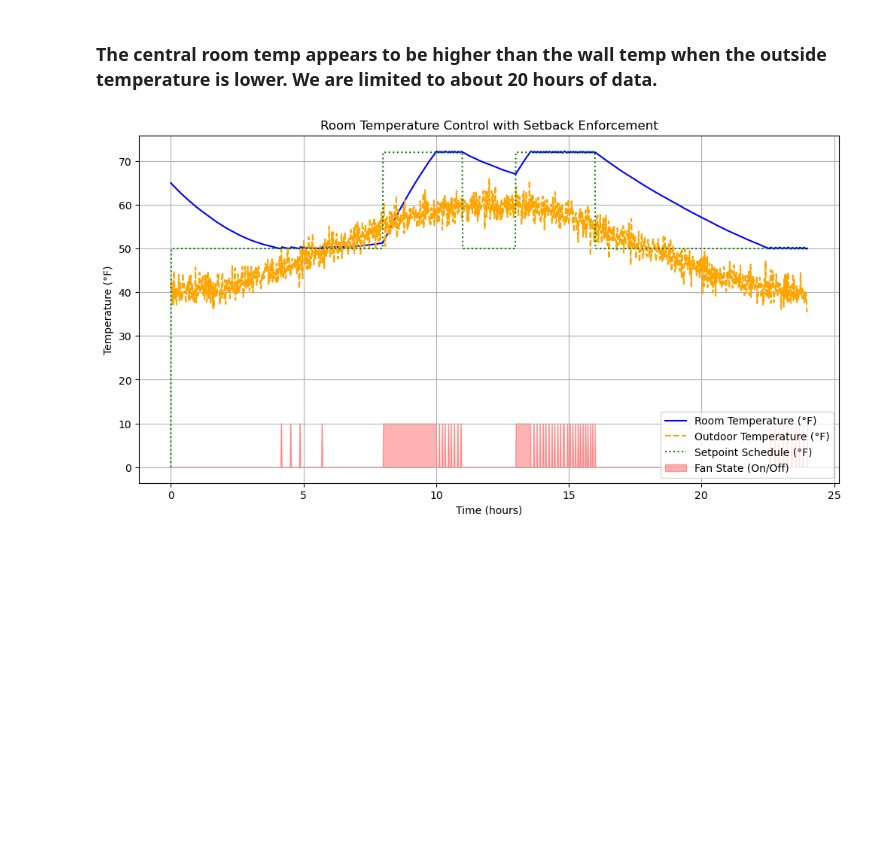
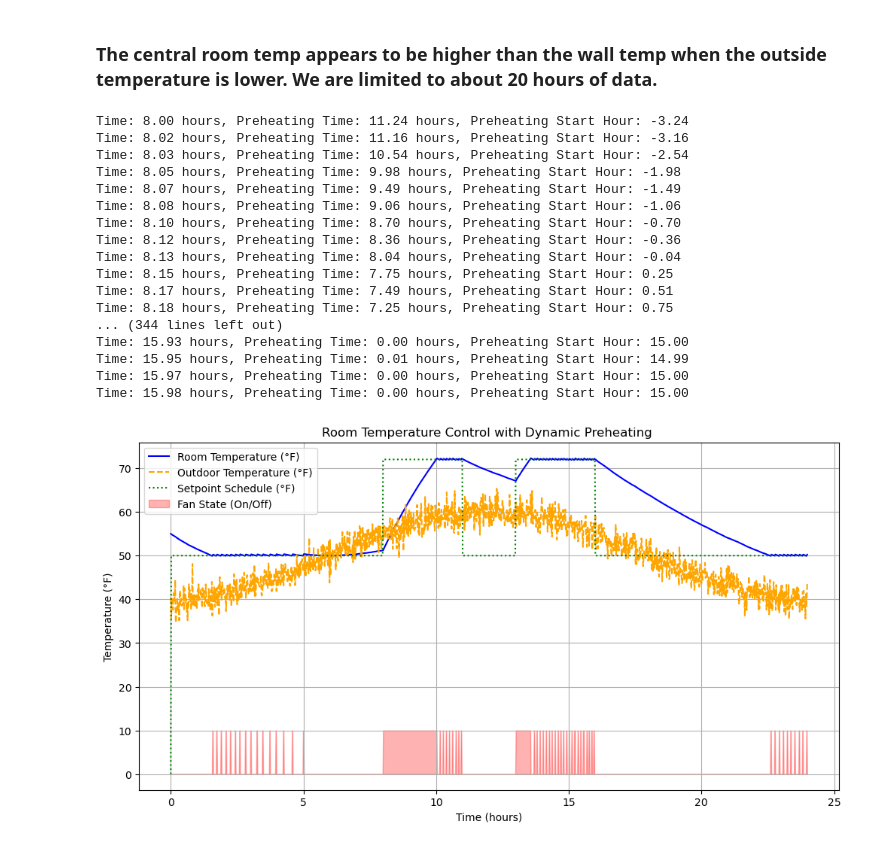
Before and after one commit to adwoama/retrofit-radiator, a Jupyter notebook: analysis/Modeling1.ipynb, the cells around one changed output. Cells and saved outputs as stored; diff of their text form; code cells hidden in the pictures; blank space fills up the shorter version.

```diff
--- a/analysis/Modeling1.ipynb
+++ b/analysis/Modeling1.ipynb
@@ -773,7 +773,7 @@ fan_state = np.zeros(time_steps)  # Fan state (0 = off, 1 = on)
 setpoint_schedule = np.zeros(time_steps)  # Array to store the setpoint schedule
 
 # Initial conditions
-room_temp[0] = 65  # Initial room temperature (°F)
+room_temp[0] = 55  # Initial room temperature (°F)
 
 # Define the schedule
 def get_schedule(hour):
@@ -791,6 +791,7 @@ def calculate_preheating_time(current_temp, target_temp):
     preheating_time = -tau * np.log(1 - delta_temp / (target_temp - outdoor_temp.mean()))
     return max(0, preheating_time / 3600)  # Convert to hours
 
+
 # Simulation loop
 for t in range(1, time_steps):
     # Determine the current hour and setpoint based on the schedule
@@ -803,6 +804,9 @@ for t in range(1, time_steps):
         # Calculate the optimal preheating start time
         preheating_time = calculate_preheating_time(room_temp[t - 1], setpoint)
         preheating_start_hour = current_hour - preheating_time
+
+        # Debugging output: Print preheating time and start hour
+        print(f"Time: {time[t]:.2f} hours, Preheating Time: {preheating_time:.2f} hours, Preheating Start Hour: {preheating_start_hour:.2f}")
 
         # Turn on the fan if within the preheating window or during the occupied period
         if preheating_start_hour <= current_hour and room_temp[t - 1] < setpoint:
@@ -816,32 +820,52 @@ for t in range(1, time_steps):
         else:
             fan_state[t] = 0  # Turn off heating if above setback
 
     # Calculate the next room temperature using the thermal model
     heat_transfer = (room_temp[t - 1] - outdoor_temp[t]) / R
     radiator_heat = fan_state[t - 1] * P
     room_temp[t] = room_temp[t - 1] + (TIME_STEP / C) * (radiator_heat - heat_transfer)
+
+
+
 
 # Plot results
 plt.figure(figsize=(12, 6))
 
 # Plot room temperature
 plt.plot(time, room_temp, label="Room Temperature (°F)", color="blue")
 
 # Plot outdoor temperature
 plt.plot(time, outdoor_temp, label="Outdoor Temperature (°F)", color="orange", linestyle="--")
 
 # Plot setpoint schedule
 plt.plot(time, setpoint_schedule, label="Setpoint Schedule (°F)", color="green", linestyle=":")
 
 # Plot fan state
 plt.fill_between(time, 0, fan_state * 10, color="red", alpha=0.3, label="Fan State (On/Off)")
 
 # Add labels, legend, and grid
 plt.xlabel("Time (hours)")
 plt.ylabel("Temperature (°F)")
-plt.title("Room Temperature Control with Setback Enforcement")
+plt.title("Room Temperature Control with Dynamic Preheating ")
 plt.legend()
 plt.grid()
 plt.show()
 # %% [output]
+Time: 8.00 hours, Preheating Time: 11.24 hours, Preheating Start Hour: -3.24
+Time: 8.02 hours, Preheating Time: 11.16 hours, Preheating Start Hour: -3.16
+Time: 8.03 hours, Preheating Time: 10.54 hours, Preheating Start Hour: -2.54
+Time: 8.05 hours, Preheating Time: 9.98 hours, Preheating Start Hour: -1.98
+Time: 8.07 hours, Preheating Time: 9.49 hours, Preheating Start Hour: -1.49
+Time: 8.08 hours, Preheating Time: 9.06 hours, Preheating Start Hour: -1.06
+Time: 8.10 hours, Preheating Time: 8.70 hours, Preheating Start Hour: -0.70
+Time: 8.12 hours, Preheating Time: 8.36 hours, Preheating Start Hour: -0.36
+Time: 8.13 hours, Preheating Time: 8.04 hours, Preheating Start Hour: -0.04
+Time: 8.15 hours, Preheating Time: 7.75 hours, Preheating Start Hour: 0.25
+Time: 8.17 hours, Preheating Time: 7.49 hours, Preheating Start Hour: 0.51
+Time: 8.18 hours, Preheating Time: 7.25 hours, Preheating Start Hour: 0.75
+... (344 lines left out)
+Time: 15.93 hours, Preheating Time: 0.00 hours, Preheating Start Hour: 15.00
+Time: 15.95 hours, Preheating Time: 0.01 hours, Preheating Start Hour: 14.99
+Time: 15.97 hours, Preheating Time: 0.00 hours, Preheating Start Hour: 15.00
+Time: 15.98 hours, Preheating Time: 0.00 hours, Preheating Start Hour: 15.00
-[figure, old version]
+[figure, new version]
```
Also changed, not shown: parts of 1 cell of this notebook.
